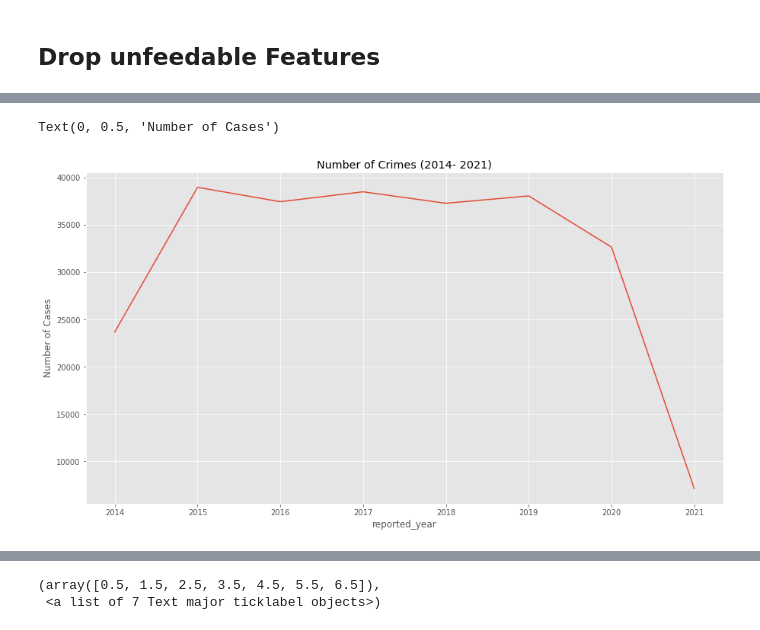
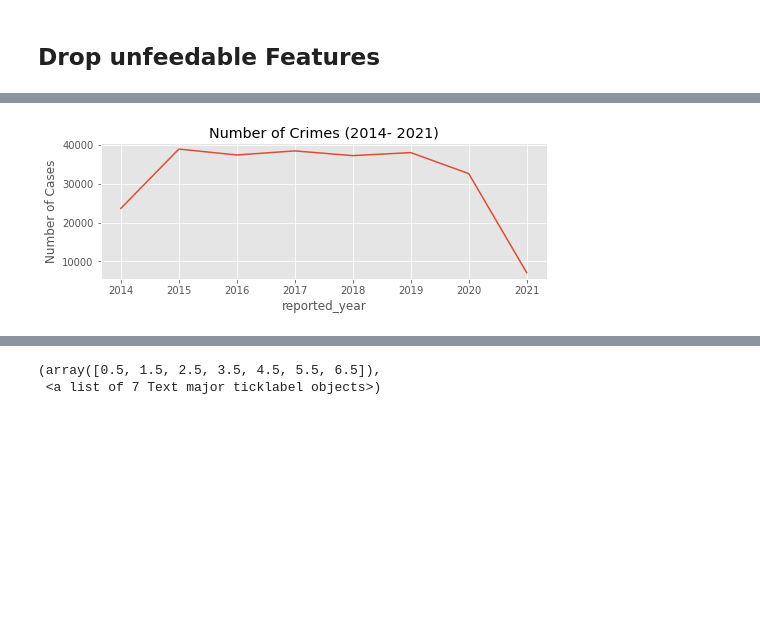
Before and after one commit to siddley1001/NCState_Datathon21, a Jupyter notebook: state_datathon_police.ipynb, the cells around one changed output, grey strips where cells are left out. Saved outputs shown, nothing was run; the diff lists cells and outputs as text; code cells hidden in the pictures; blank space fills up the shorter version.

```diff
--- a/state_datathon_police.ipynb
+++ b/state_datathon_police.ipynb
@@ -376,9 +376,9 @@ Text(0.5, 0, 'Number of Incidents')
 # %%
-police_copy.groupby('reported_year')['crime_description'].count().plot(kind = 'line', figsize = (15,8), title = 'Number of Crimes (2014- 2021)')
+police_copy.groupby('reported_year')['crime_description'].count().plot(kind = 'line', figsize = (8,2.5), title = 'Number of Crimes (2014- 2021)')
 plt.ylabel('Number of Cases')
+plt.savefig('Yearly Total Crimes', dpi=300, bbox_inches='tight')
 # %% [output]
-Text(0, 0.5, 'Number of Cases')
-[figure, old version]
+[figure, new version]
 # %%
 crime_type_df = pd.crosstab(police_copy['reported_year'], police_copy['crime_description'])
 crime_type_df.sum(axis = 0).sort_values(ascending = False).head(10).index.tolist()
```
Also changed, not shown: parts of 5 cells of this notebook.
